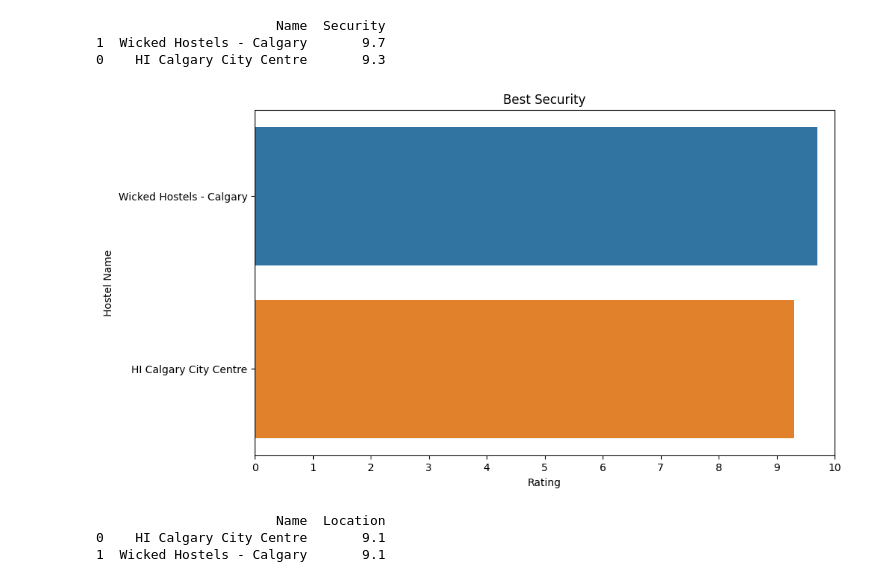
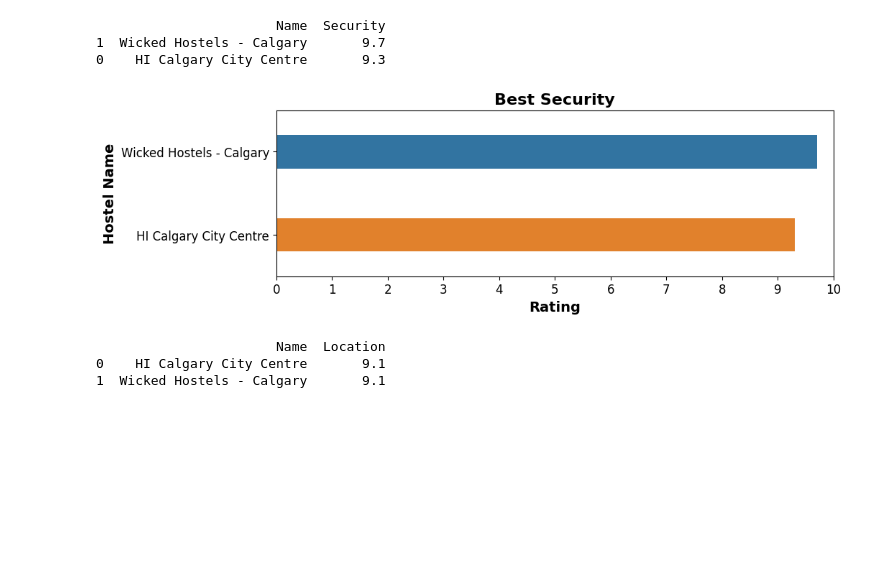
Before and after one commit to vknanavati/React-Flask-Hostel-App, a Jupyter notebook: backend/hostel_graphs.ipynb, the cells around one changed output. Drawn from its saved outputs; the diff is of its cells as text; code cells hidden in the pictures; blank space fills up the shorter version.

```diff
--- a/backend/hostel_graphs.ipynb
+++ b/backend/hostel_graphs.ipynb
@@ -79,24 +85,31 @@ print(highest_security)
 0    HI Calgary City Centre       9.3
 # %%
 top_security = highest_security.sort_values(by= 'Security', ascending=False)[:20]
-fig, ax = plt.subplots(figsize=(10,6))
+
+fig_height = 2 + 0.5 * len(top_security)
+fig, ax = plt.subplots(figsize=(10,fig_height))
 
 ax.set_xlim(0,10)
 ax.set_xticks(range(0,11))
 
-sns.barplot(y=top_security.Name, x=top_security.Security)
+ax.set_xticklabels(ax.get_xticks(), fontsize=12)
+ax.set_yticklabels(ax.get_yticklabels(), fontsize=12)
 
-plt.xlabel('Rating')
-plt.ylabel('Hostel Name')
-plt.title('Best Security')
+
+sns.barplot(y=top_security.Name, x=top_security.Security, width=0.4)
+
+plt.title('Best Security', fontsize=16, fontweight='bold')
+
+plt.xlabel('Rating', fontsize=14,fontweight='bold' )
+plt.ylabel('Hostel Name', fontsize=14, fontweight='bold')
 
 plt.savefig('static/images/graph2.png', bbox_inches='tight')
 
 plt.show()
 
 plt.close()
 # %% [output]
-[figure, old version]
+[figure, new version]
 # %%
 highest_location = df_test.iloc[:, [0,2]].head(10)
 highest_location = highest_location.sort_values('Location', ascending=False)
```
Also changed, not shown: parts of 7 cells of this notebook.
